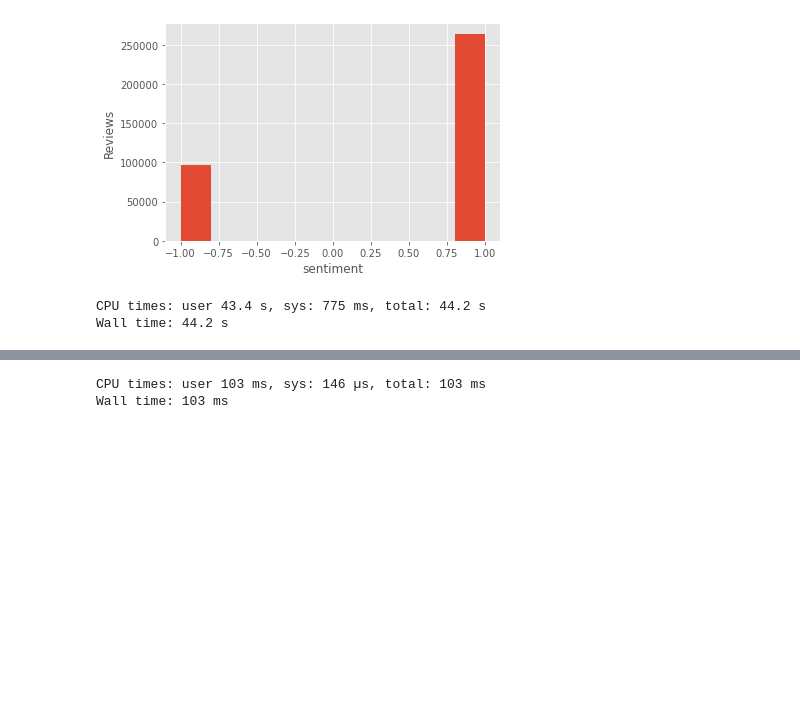
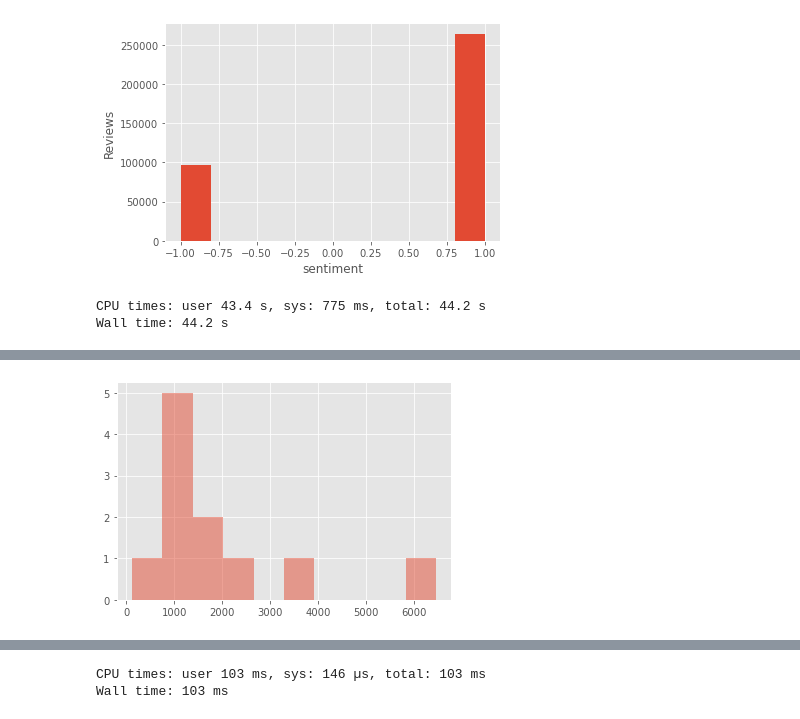
Before and after one commit to RubenBec/Capestone3, a Jupyter notebook: capstone3.ipynb, the cells around one changed output, grey strips where cells are left out. Drawn from its saved outputs; the diff is of its cells as text; code cells hidden in the pictures; blank space fills up the shorter version.

```diff
--- a/capstone3.ipynb
+++ b/capstone3.ipynb
@@ -131,0 +133,9 @@ X
+# %%
+%%time
+df_value = [.001, .0009, .0008, .0007, .0006, .0005, .0004, .0003, .0002, .0001]
+lst = []
+for val in df_value:
+    vectorizer = TfidfVectorizer(strip_accents='ascii', stop_words='english',ngram_range=(1,2), min_df=val)
+    X = vectorizer.fit_transform(corpus)
+    row, col = X.shape
+    lst.append(col)
@@ -131,0 +145,2 @@ X
+# %%
+lst1 = lst
@@ -131,0 +177,5 @@ X
+# %%
+plt.hist(lst1, alpha=0.5)
+plt.show()
+# %% [output]
+[figure, added]
```
Also changed, not shown: parts of 8 cells of this notebook.
